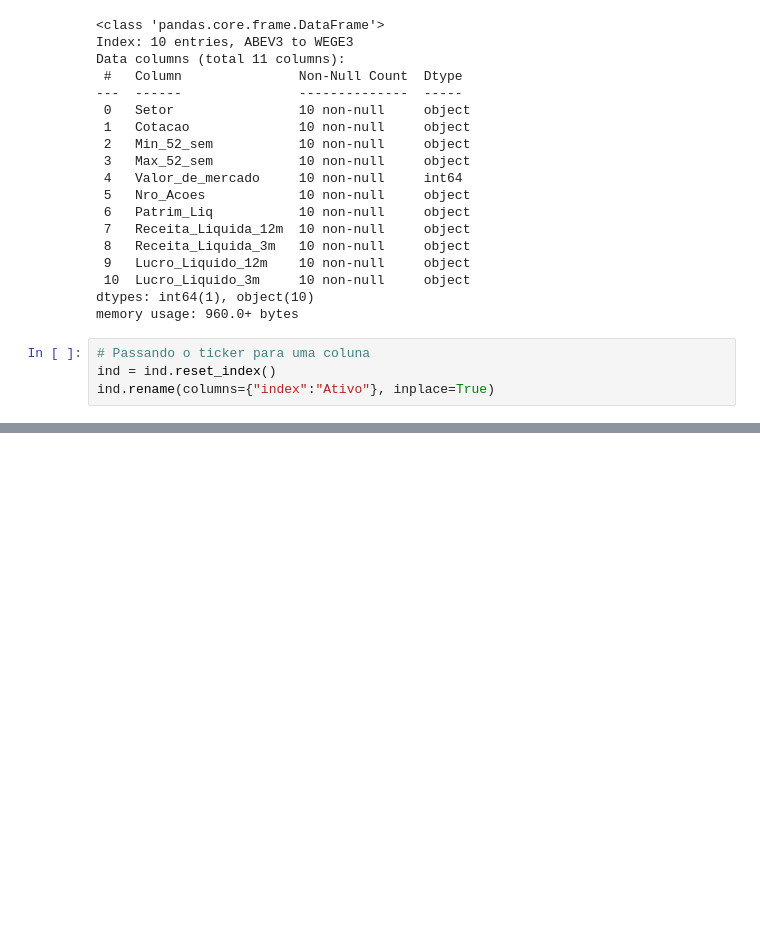
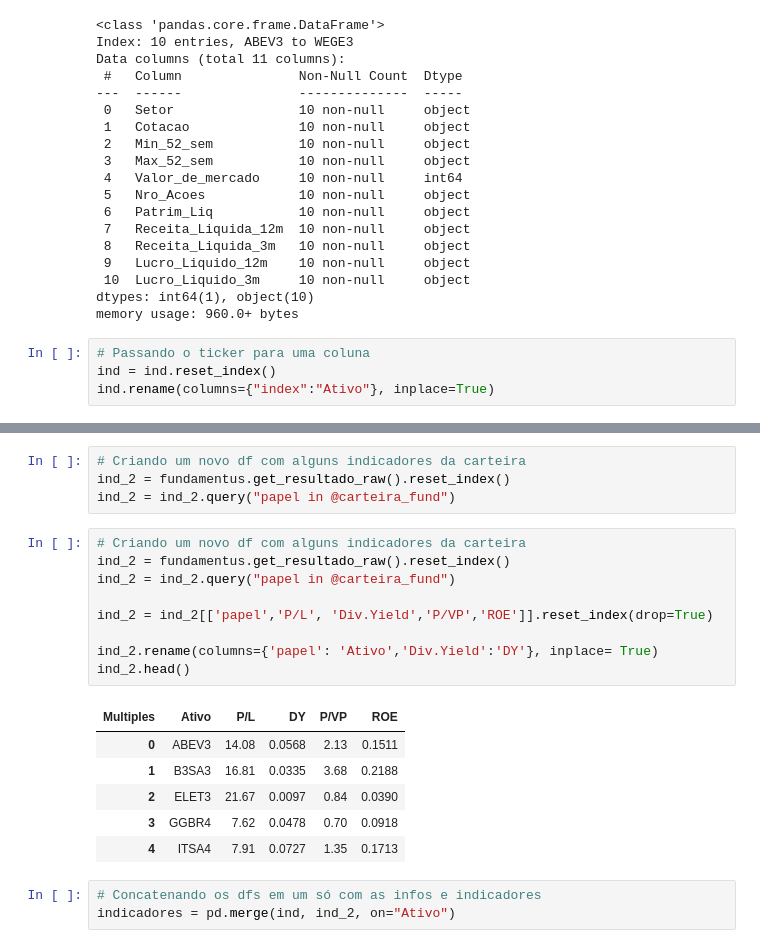
Before and after one commit to wendellbarcelos/Projeto_Cota-es_indicadores_finance_Bulltrend, a Jupyter notebook: Projeto Bulltrends.ipynb, the cells around one changed output, grey strips where cells are left out. Cells and saved outputs as stored; diff of their text form; blank space fills up the shorter version.

```diff
--- a/Projeto Bulltrends.ipynb
+++ b/Projeto Bulltrends.ipynb
@@ -171,3 +171,26 @@ ind.head()
 | 2 | ELET3 | Energia Elétrica | 42.04 | 33.41 | 43.99 | 9.699050e+10 | 2.307100e+09 | 1.140940e+11 | ... |
 | 3 | GGBR4 | Siderurgia e Metalurgia | 18.06 | 16.70 | 20.86 | 3.807910e+10 | 2.108480e+09 | 5.513030e+10 | ... |
 | 4 | ITSA4 | Intermediários Financeiros | 11.15 | 7.79 | 11.15 | 1.151590e+11 | 1.032810e+10 | 8.355100e+10 | ... |
+# %%
+# Criando um novo df com alguns indicadores da carteira
+ind_2 = fundamentus.get_resultado_raw().reset_index()
+ind_2 = ind_2.query("papel in @carteira_fund")
+# %%
+# Criando um novo df com alguns indicadores da carteira
+ind_2 = fundamentus.get_resultado_raw().reset_index()
+ind_2 = ind_2.query("papel in @carteira_fund")
+
+ind_2 = ind_2[['papel','P/L', 'Div.Yield','P/VP','ROE']].reset_index(drop=True)
+
+ind_2.rename(columns={'papel': 'Ativo','Div.Yield':'DY'}, inplace= True)
+ind_2.head()
+# %% [output]
+| Multiples | Ativo | P/L | DY | P/VP | ROE |
+| 0 | ABEV3 | 14.08 | 0.0568 | 2.13 | 0.1511 |
+| 1 | B3SA3 | 16.81 | 0.0335 | 3.68 | 0.2188 |
+| 2 | ELET3 | 21.67 | 0.0097 | 0.84 | 0.0390 |
+| 3 | GGBR4 | 7.62 | 0.0478 | 0.70 | 0.0918 |
+| 4 | ITSA4 | 7.91 | 0.0727 | 1.35 | 0.1713 |
+# %%
+# Concatenando os dfs em um só com as infos e indicadores
+indicadores = pd.merge(ind, ind_2, on="Ativo")
```
Also changed, not shown: parts of 8 cells of this notebook.
